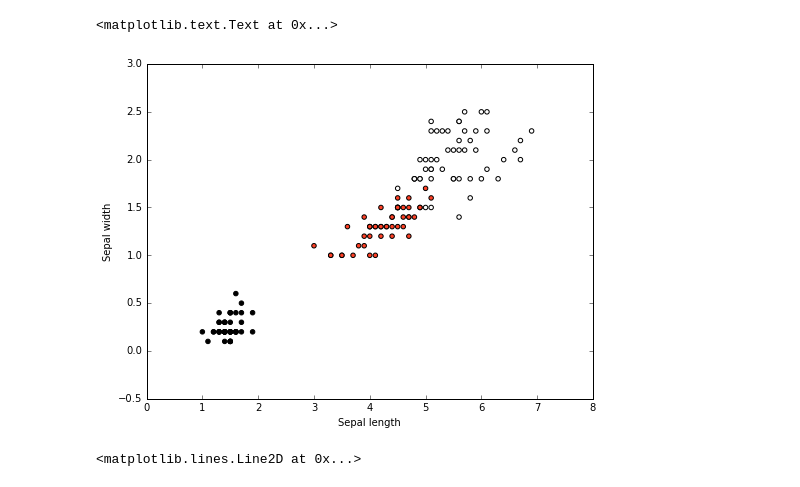
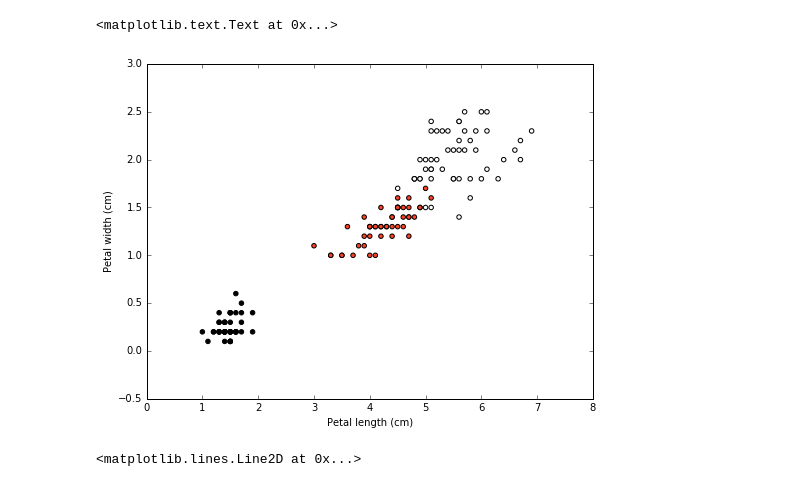
Before and after one commit to ledeprogram/algorithms, a Jupyter notebook: class7/DecisionTrees.ipynb, the cells around one changed output. Cells and saved outputs as stored; diff of their text form; code cells hidden in the pictures.

```diff
--- a/class7/DecisionTrees.ipynb
+++ b/class7/DecisionTrees.ipynb
@@ -14,11 +34,11 @@ y = iris.target # the target variable
 # %%
 plt.figure(2, figsize=(8, 6))
 plt.scatter(x[:, 0], x[:, 1], c=y, cmap=plt.cm.CMRmap)
-plt.xlabel('Sepal length')
-plt.ylabel('Sepal width')
+plt.xlabel('Petal length (cm)')
+plt.ylabel('Petal width (cm)')
 # %% [output]
 <matplotlib.text.Text at 0x...>
-[figure, old version]
+[figure, new version]
 # %%
 plt.figure(2, figsize=(8, 6))
 plt.scatter(x[:, 0], x[:, 1], c=y, cmap=plt.cm.CMRmap)
```
Also changed, not shown: parts of 4 cells of this notebook.
